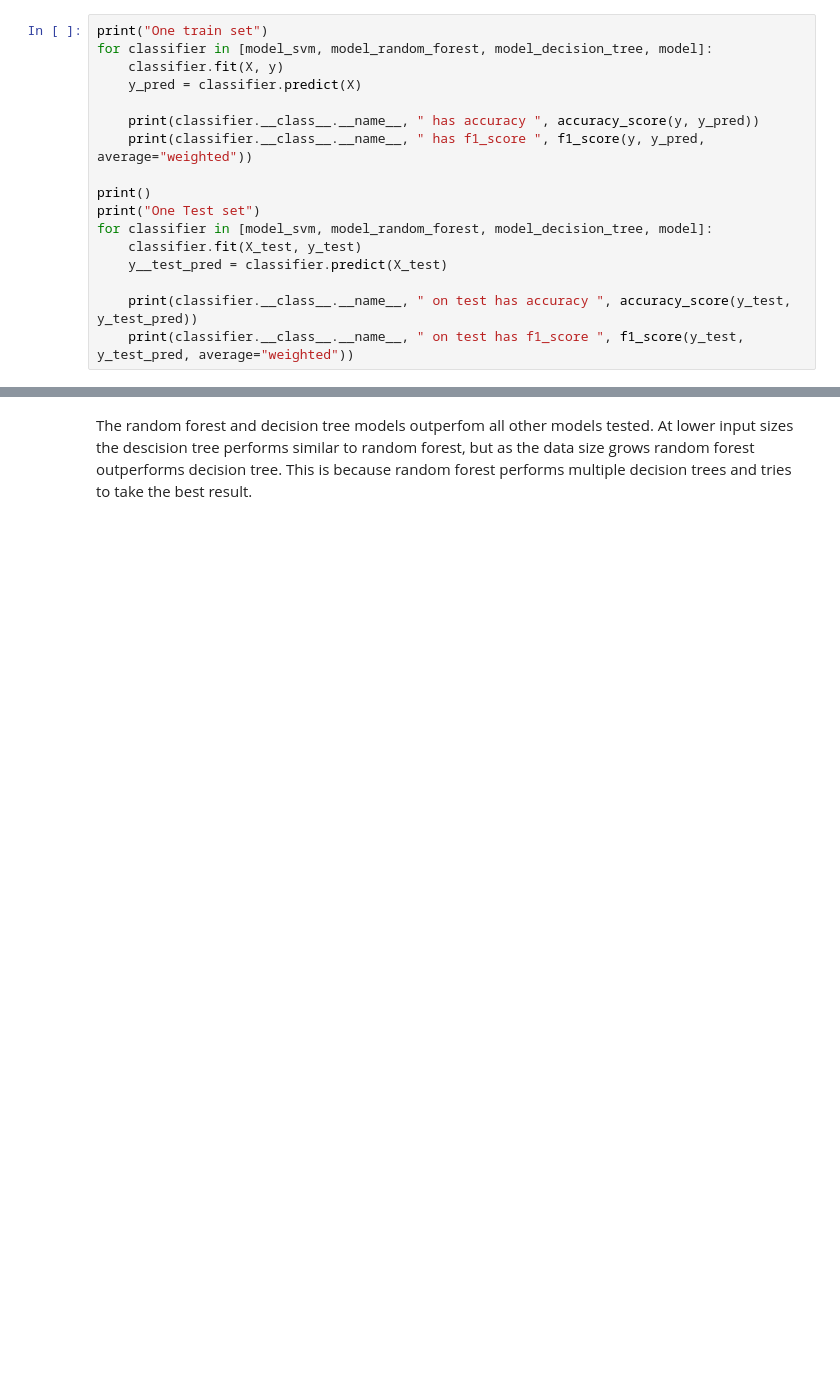
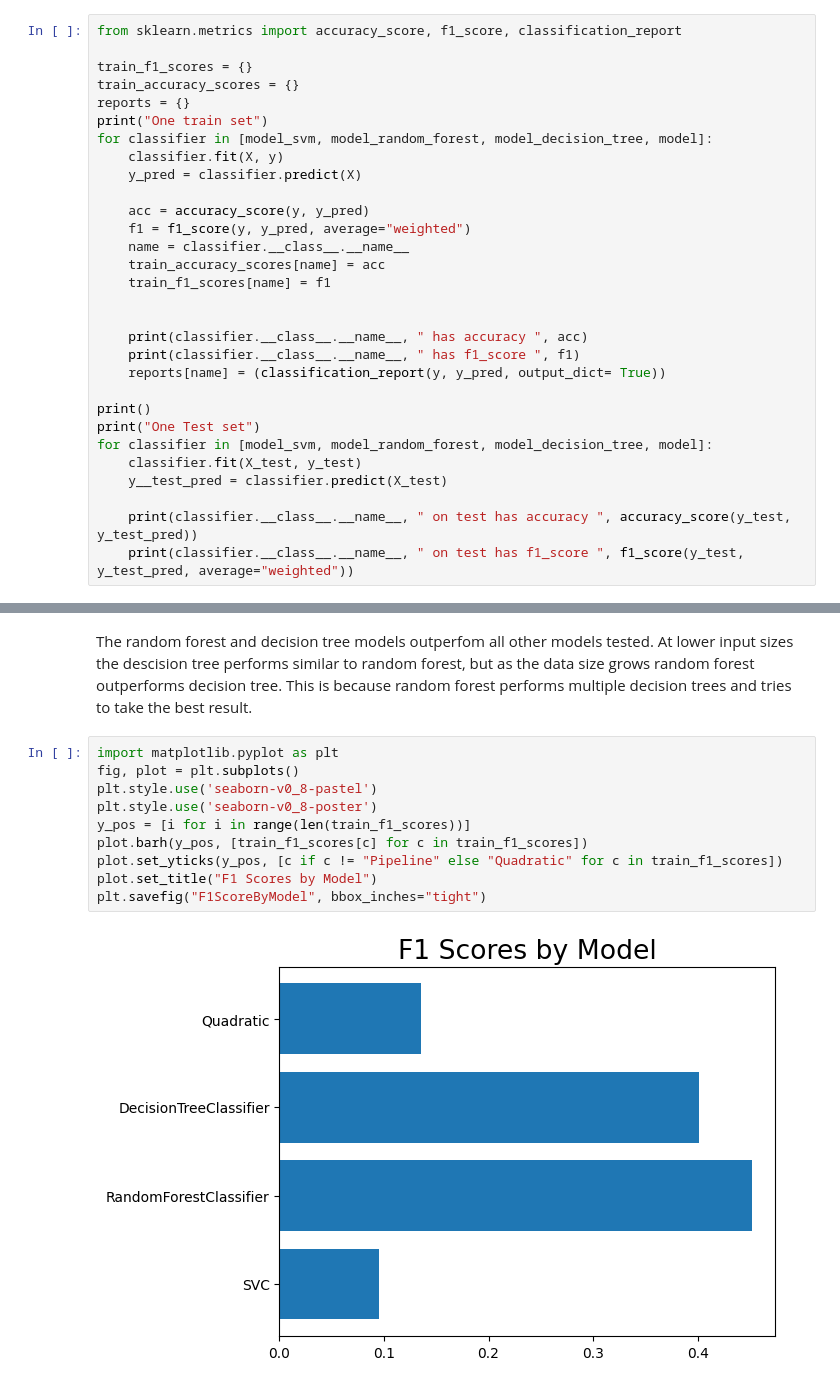
Before and after one commit to 44-566-Machine-Learning-S24/ml-s24-project-kcharris, a Jupyter notebook: Ensemble.ipynb, the cells around one changed output, grey strips where cells are left out. Saved outputs shown, nothing was run; the diff lists cells and outputs as text; blank space fills up the shorter version.

Commit message:
Add code to generate Visuals

```diff
--- a/Ensemble.ipynb
+++ b/Ensemble.ipynb
@@ -100,13 +116,26 @@ Ensemble on test has f1_score  0.49371688364882094
 # %% [markdown]
 The ensemble built from the Voting classifier performs in the midrange of the models tested overall. Based on the results below the data has to be a bit skewed on the test set. In the linear decision tree analysis vs svc it is shown that svc is not good at predicting most genres, but it does ok predicting a few of them.w
 # %%
+from sklearn.metrics import accuracy_score, f1_score, classification_report
+
+train_f1_scores = {}
+train_accuracy_scores = {}
+reports = {}
 print("One train set")
 for classifier in [model_svm, model_random_forest, model_decision_tree, model]:
     classifier.fit(X, y)
     y_pred = classifier.predict(X)
 
-    print(classifier.__class__.__name__, " has accuracy ", accuracy_score(y, y_pred))
-    print(classifier.__class__.__name__, " has f1_score ", f1_score(y, y_pred, average="weighted"))
+    acc = accuracy_score(y, y_pred)
+    f1 = f1_score(y, y_pred, average="weighted")
+    name = classifier.__class__.__name__
+    train_accuracy_scores[name] = acc
+    train_f1_scores[name] = f1
+
+
+    print(classifier.__class__.__name__, " has accuracy ", acc)
+    print(classifier.__class__.__name__, " has f1_score ", f1)
+    reports[name] = (classification_report(y, y_pred, output_dict= True))
 
 print()
 print("One Test set")
@@ -139,2 +168,14 @@ Pipeline  on test has f1_score  0.49371688364882094
 # %% [markdown]
 The random forest and decision tree models outperfom all other models tested. At lower input sizes the descision tree performs similar to random forest, but as the data size grows random forest outperforms decision tree. This is because random forest performs multiple decision trees and tries to take the best result.
+# %%
+import matplotlib.pyplot as plt
+fig, plot = plt.subplots()
+plt.style.use('seaborn-v0_8-pastel')
+plt.style.use('seaborn-v0_8-poster')
+y_pos = [i for i in range(len(train_f1_scores))]
+plot.barh(y_pos, [train_f1_scores[c] for c in train_f1_scores])
+plot.set_yticks(y_pos, [c if c != "Pipeline" else "Quadratic" for c in train_f1_scores])
+plot.set_title("F1 Scores by Model")
+plt.savefig("F1ScoreByModel", bbox_inches="tight")
+# %% [output]
+[figure, added]
```
Also changed, not shown: parts of 5 cells of this notebook, 4 other files.
